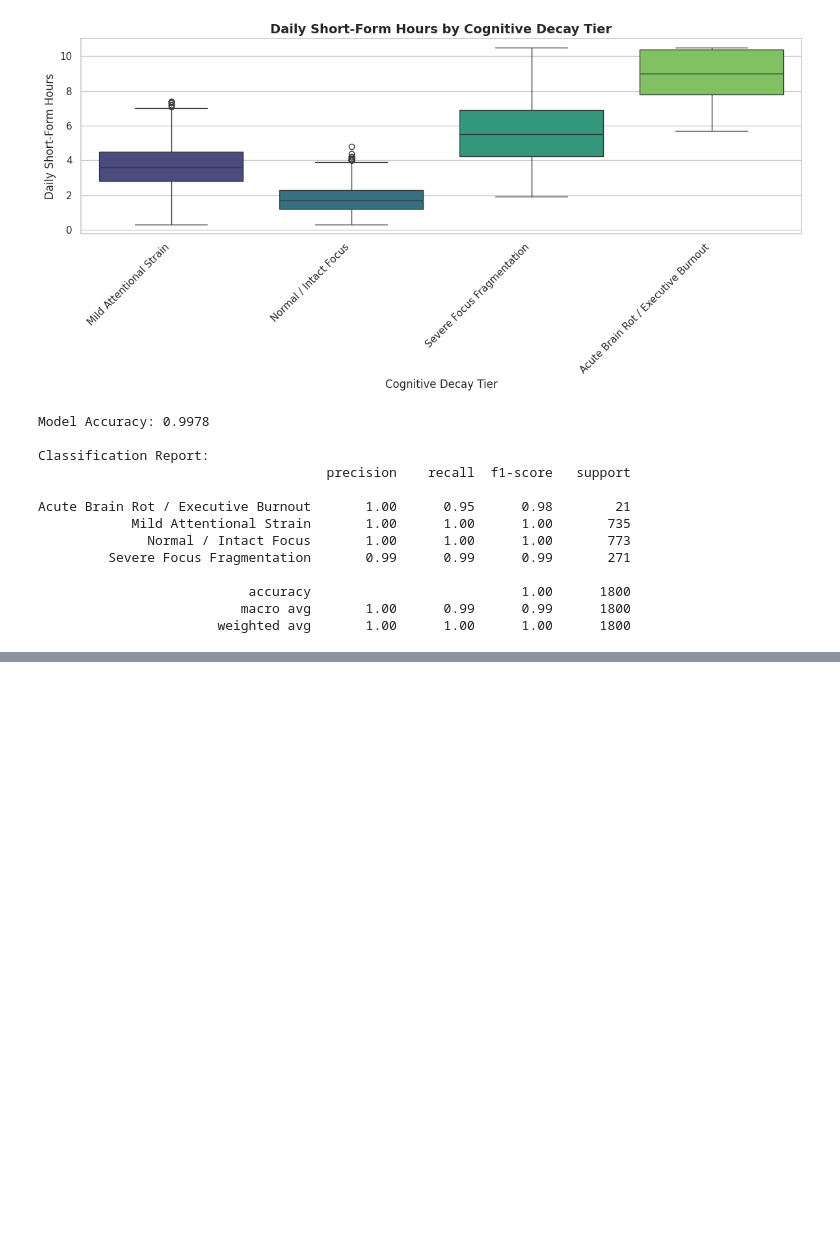
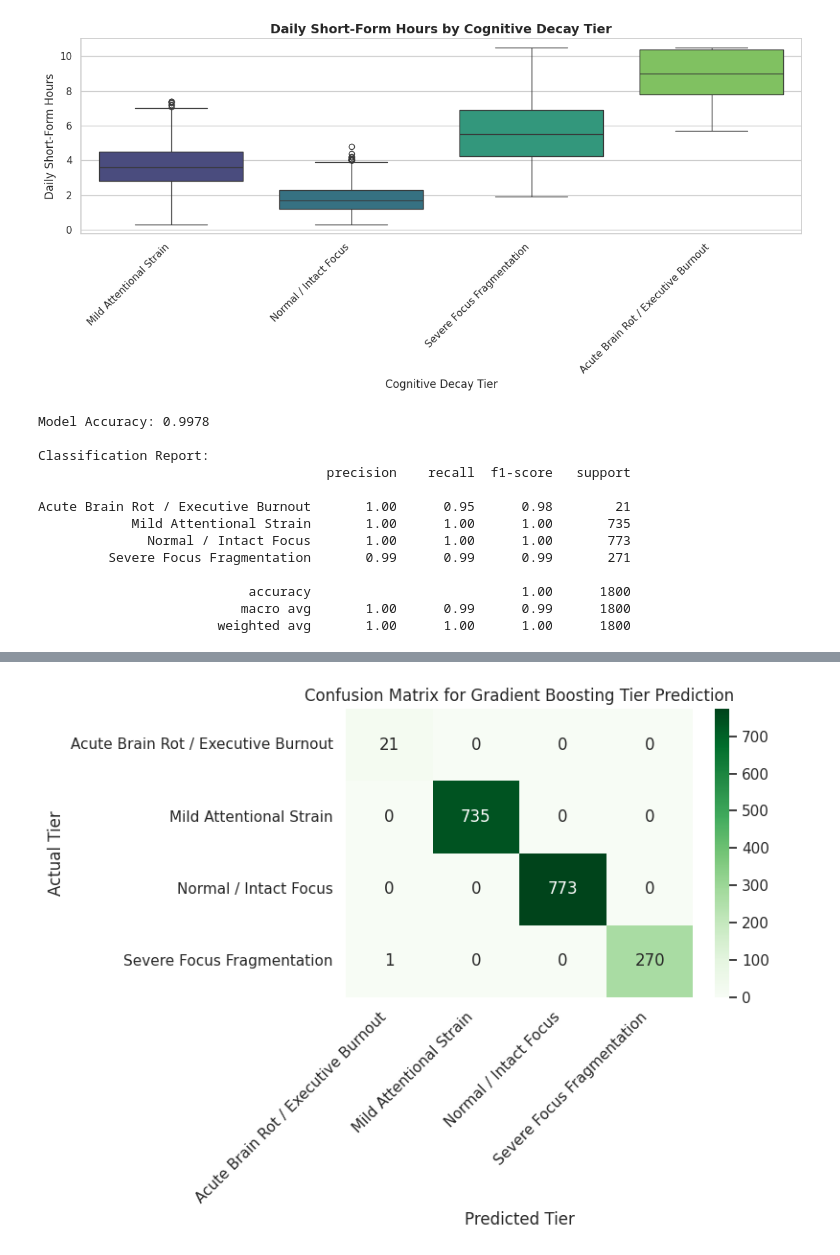
Before and after one commit to kxrrym03/Brain-rot-cognitive-decay, a Jupyter notebook: Brain_Rot_cognitive_decay.ipynb, the cells around one changed output, grey strips where cells are left out. Cells and saved outputs as stored; diff of their text form; code cells hidden in the pictures; blank space fills up the shorter version.

```diff
--- a/Brain_Rot_cognitive_decay.ipynb
+++ b/Brain_Rot_cognitive_decay.ipynb
@@ -372,0 +376,15 @@ Acute Brain Rot / Executive Burnout       1.00      0.95      0.98        21
+# %%
+from sklearn.ensemble import GradientBoostingClassifier
+
+# Initialize and train Gradient Boosting Classifier
+gb_clf = GradientBoostingClassifier(random_state=42, n_estimators=100)
+gb_clf.fit(X_train, y_train)
+
+# Make predictions
+y_pred_gb = gb_clf.predict(X_test)
+
+# Evaluate performance
+gb_accuracy = accuracy_score(y_test, y_pred_gb)
+print(f"Gradient Boosting Model Accuracy: {gb_accuracy:.4f}\n")
+print("Classification Report:")
+print(classification_report(y_test, y_pred_gb))
@@ -372,0 +405,13 @@ Acute Brain Rot / Executive Burnout       1.00      0.95      0.98        21
+# %%
+# Plot the Confusion Matrix for Gradient Boosting
+plt.figure(figsize=(8, 6))
+cm_gb = confusion_matrix(y_test, y_pred_gb, labels=gb_clf.classes_)
+sns.heatmap(cm_gb, annot=True, fmt='d', cmap='Greens', xticklabels=gb_clf.classes_, yticklabels=gb_clf.classes_)
+plt.title('Confusion Matrix for Gradient Boosting Tier Prediction')
+plt.ylabel('Actual Tier')
+plt.xlabel('Predicted Tier')
+plt.xticks(rotation=45, ha='right')
+plt.tight_layout()
+plt.show()
+# %% [output]
+[figure, added]
```
Also changed, not shown: parts of 2 cells of this notebook.
